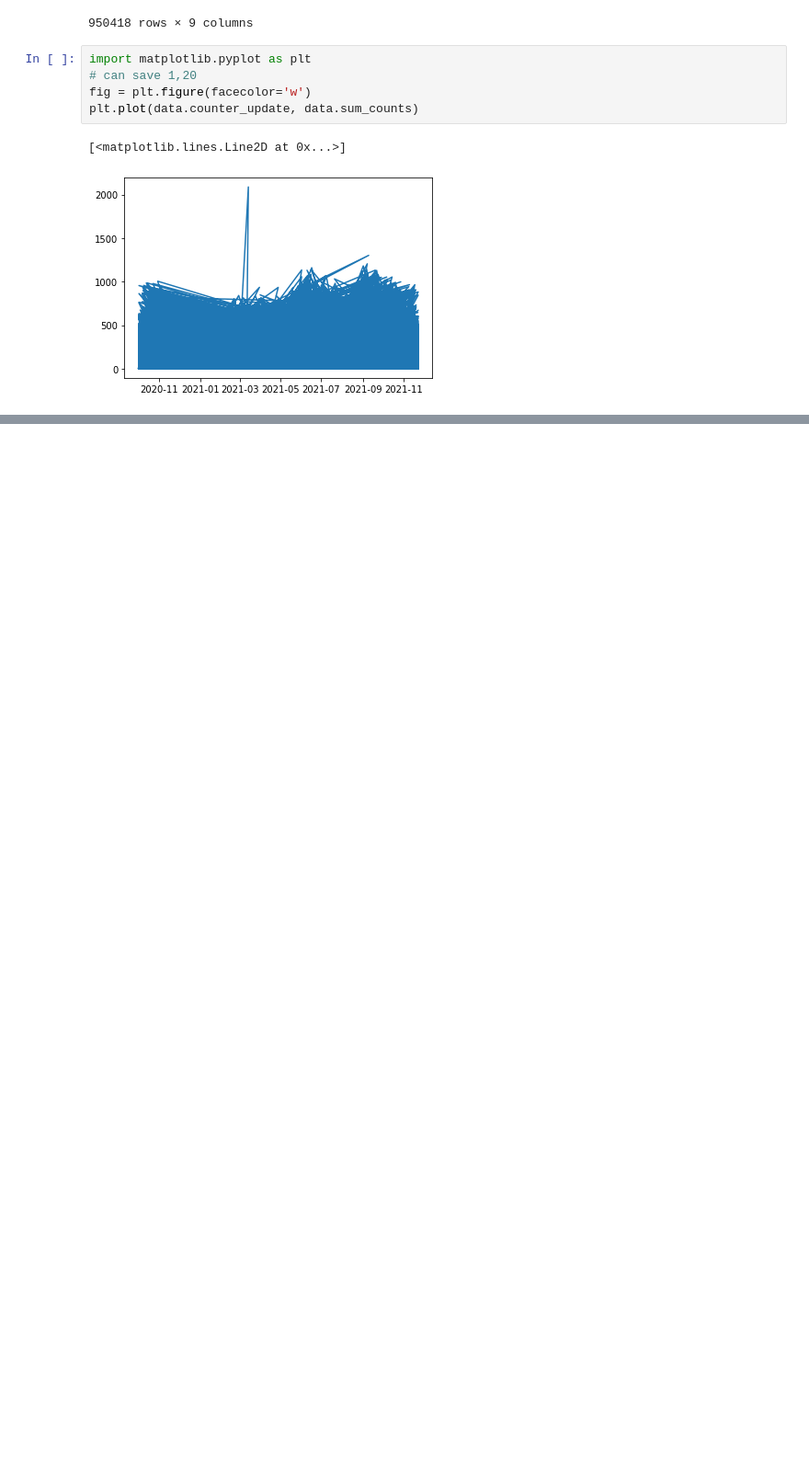
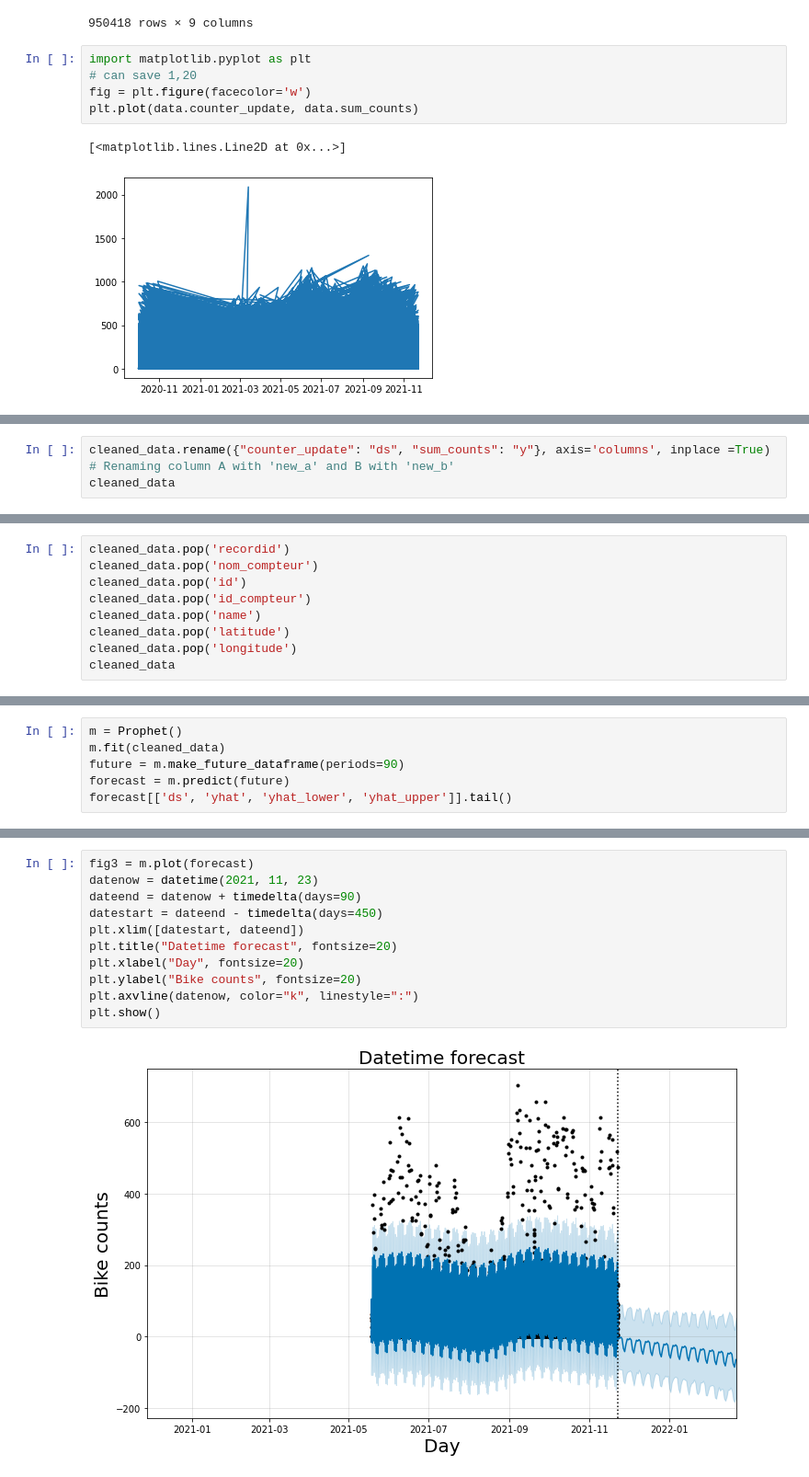
Before and after one commit to vikmanatusEurelis/ai-school-training, a Jupyter notebook: data_cleaning.ipynb, the cells around one changed output, grey strips where cells are left out. Shown at 92% size. Saved outputs shown, nothing was run; the diff lists cells and outputs as text; blank space fills up the shorter version.

```diff
--- a/data_cleaning.ipynb
+++ b/data_cleaning.ipynb
@@ -123,0 +152,3 @@ plt.plot(data.counter_update, data.sum_counts)
+# %%
+cleaned_data.rename({"counter_update": "ds", "sum_counts": "y"}, axis='columns', inplace =True) # Renaming column A with 'new_a' and B with 'new_b'
+cleaned_data
@@ -123,0 +169,9 @@ plt.plot(data.counter_update, data.sum_counts)
+# %%
+cleaned_data.pop('recordid')
+cleaned_data.pop('nom_compteur')
+cleaned_data.pop('id')
+cleaned_data.pop('id_compteur')
+cleaned_data.pop('name')
+cleaned_data.pop('latitude')
+cleaned_data.pop('longitude')
+cleaned_data
@@ -123,0 +192,6 @@ plt.plot(data.counter_update, data.sum_counts)
+# %%
+m = Prophet()
+m.fit(cleaned_data)
+future = m.make_future_dataframe(periods=90)
+forecast = m.predict(future)
+forecast[['ds', 'yhat', 'yhat_lower', 'yhat_upper']].tail()
@@ -123,0 +221,13 @@ plt.plot(data.counter_update, data.sum_counts)
+# %%
+fig3 = m.plot(forecast)
+datenow = datetime(2021, 11, 23)
+dateend = datenow + timedelta(days=90)
+datestart = dateend - timedelta(days=450)
+plt.xlim([datestart, dateend])
+plt.title("Datetime forecast", fontsize=20)
+plt.xlabel("Day", fontsize=20)
+plt.ylabel("Bike counts", fontsize=20)
+plt.axvline(datenow, color="k", linestyle=":")
+plt.show()
+# %% [output]
+[figure, added]
```
Also changed, not shown: parts of 10 cells of this notebook, 1 other file.
